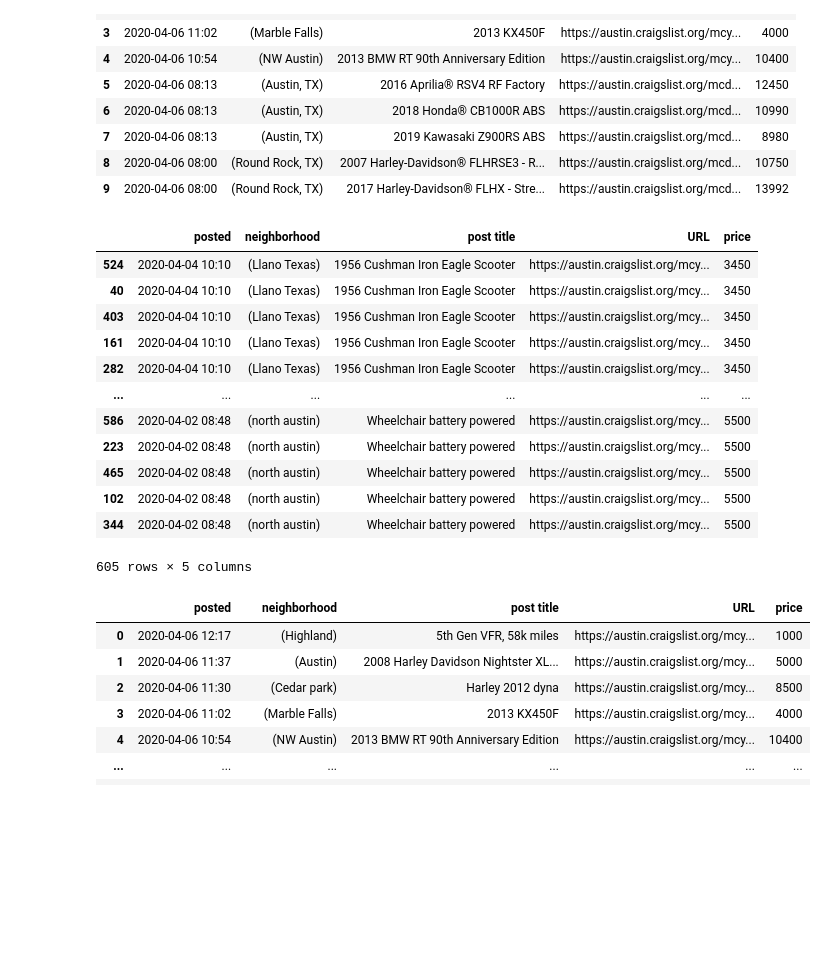
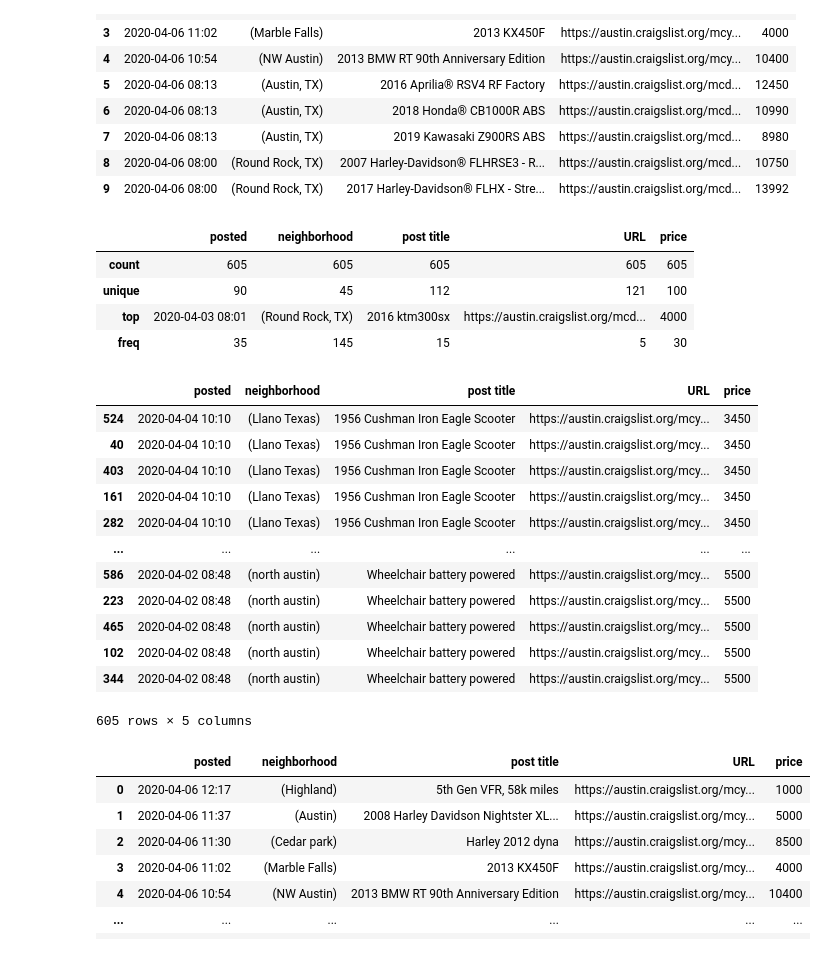
Before and after one commit to GrilledJeez/Testing-for-Difference-in-Craigslist-Markets, a Jupyter notebook: craigslist_scraper.ipynb, the cells around one changed output. Drawn from its saved outputs; the diff is of its cells as text; code cells hidden in the pictures; blank space fills up the shorter version.

```diff
--- a/craigslist_scraper.ipynb
+++ b/craigslist_scraper.ipynb
@@ -263,22 +263,31 @@ None
 | 8 | 2020-04-06 08:00 | (Round Rock, TX) | 2007 Harley-Davidson® FLHRSE3 - R... | https://austin.craigslist.org/mcd... | 10750 |
 | 9 | 2020-04-06 08:00 | (Round Rock, TX) | 2017 Harley-Davidson® FLHX - Stre... | https://austin.craigslist.org/mcd... | 13992 |
 # %%
-# Let's take a look at what's happening here
-a_moto.sort_values('post title')
+# Let's take a look at what's happening under the hood here
+a_moto.describe()
 # %% [output]
 |  | posted | neighborhood | post title | URL | price |
-| 524 | 2020-04-04 10:10 | (Llano Texas) | 1956 Cushman Iron Eagle Scooter | https://austin.craigslist.org/mcy... | 3450 |
-| 40 | 2020-04-04 10:10 | (Llano Texas) | 1956 Cushman Iron Eagle Scooter | https://austin.craigslist.org/mcy... | 3450 |
-| 403 | 2020-04-04 10:10 | (Llano Texas) | 1956 Cushman Iron Eagle Scooter | https://austin.craigslist.org/mcy... | 3450 |
-| 161 | 2020-04-04 10:10 | (Llano Texas) | 1956 Cushman Iron Eagle Scooter | https://austin.craigslist.org/mcy... | 3450 |
-| 282 | 2020-04-04 10:10 | (Llano Texas) | 1956 Cushman Iron Eagle Scooter | https://austin.craigslist.org/mcy... | 3450 |
-| ... | ... | ... | ... | ... | ... |
-| 586 | 2020-04-02 08:48 | (north austin) | Wheelchair battery powered | https://austin.craigslist.org/mcy... | 5500 |
-| 223 | 2020-04-02 08:48 | (north austin) | Wheelchair battery powered | https://austin.craigslist.org/mcy... | 5500 |
-| 465 | 2020-04-02 08:48 | (north austin) | Wheelchair battery powered | https://austin.craigslist.org/mcy... | 5500 |
-| 102 | 2020-04-02 08:48 | (north austin) | Wheelchair battery powered | https://austin.craigslist.org/mcy... | 5500 |
-| 344 | 2020-04-02 08:48 | (north austin) | Wheelchair battery powered | https://austin.craigslist.org/mcy... | 5500 |
+| count | 605 | 605 | 605 | 605 | 605 |
+| unique | 90 | 45 | 112 | 121 | 100 |
+| top | 2020-04-03 08:01 | (Round Rock, TX) | 2016 ktm300sx | https://austin.craigslist.org/mcd... | 4000 |
+| freq | 35 | 145 | 15 | 5 | 30 |
-605 rows × 5 columns
+# %%
+# 121 unique values stands out for 605
+a_moto.sort_values('post title')
+# %% [output]
+|  | posted | neighborhood | post title | URL | price |
+| 524 | 2020-04-04 10:10 | (Llano Texas) | 1956 Cushman Iron Eagle Scooter | https://austin.craigslist.org/mcy... | 3450 |
+| 40 | 2020-04-04 10:10 | (Llano Texas) | 1956 Cushman Iron Eagle Scooter | https://austin.craigslist.org/mcy... | 3450 |
+| 403 | 2020-04-04 10:10 | (Llano Texas) | 1956 Cushman Iron Eagle Scooter | https://austin.craigslist.org/mcy... | 3450 |
+| 161 | 2020-04-04 10:10 | (Llano Texas) | 1956 Cushman Iron Eagle Scooter | https://austin.craigslist.org/mcy... | 3450 |
+| 282 | 2020-04-04 10:10 | (Llano Texas) | 1956 Cushman Iron Eagle Scooter | https://austin.craigslist.org/mcy... | 3450 |
+| ... | ... | ... | ... | ... | ... |
+| 586 | 2020-04-02 08:48 | (north austin) | Wheelchair battery powered | https://austin.craigslist.org/mcy... | 5500 |
+| 223 | 2020-04-02 08:48 | (north austin) | Wheelchair battery powered | https://austin.craigslist.org/mcy... | 5500 |
+| 465 | 2020-04-02 08:48 | (north austin) | Wheelchair battery powered | https://austin.craigslist.org/mcy... | 5500 |
+| 102 | 2020-04-02 08:48 | (north austin) | Wheelchair battery powered | https://austin.craigslist.org/mcy... | 5500 |
+| 344 | 2020-04-02 08:48 | (north austin) | Wheelchair battery powered | https://austin.craigslist.org/mcy... | 5500 |
+605 rows × 5 columns
 # %%
 #It seems there are multiple reposts for each title. Let's cut these down and make them
 # more manageable.
```
Also changed, not shown: parts of 6 cells of this notebook.
